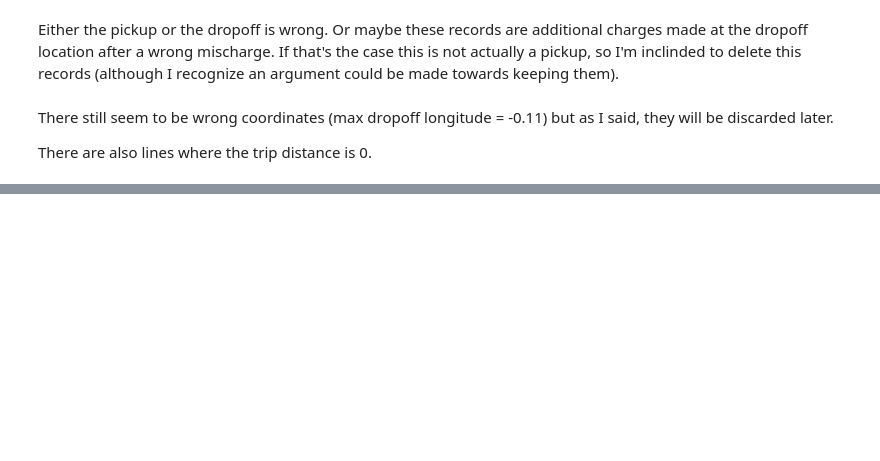
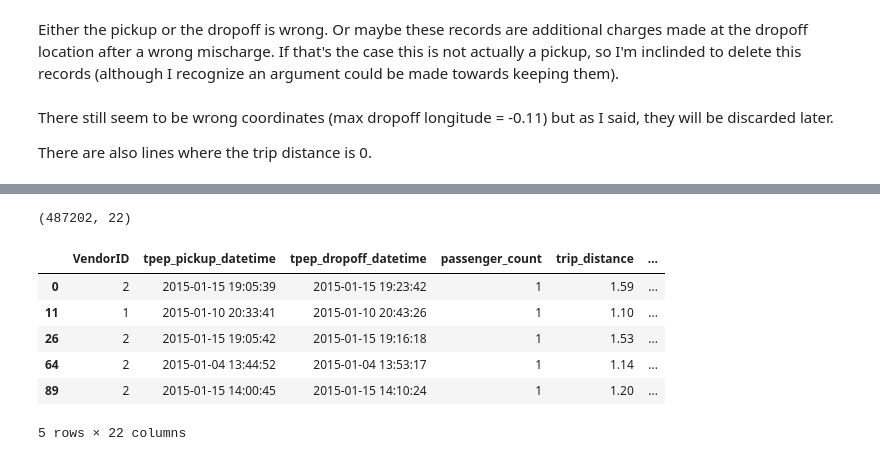
Before and after one commit to chachoab/carto_test, a Jupyter notebook: notebooks/nyc_exploration.ipynb, the cells around one changed output, grey strips where cells are left out. Drawn from its saved outputs; the diff is of its cells as text; code cells hidden in the pictures; blank space fills up the shorter version.

Commit message:
Preparing data

```diff
--- a/notebooks/nyc exploration.ipynb
+++ b/notebooks/nyc_exploration.ipynb
@@ -228,0 +224,7 @@ There is an estimate of 40M records, so I created a helper script (src/read_nyc_
+# %%
+import geopandas
+
+nyg = geopandas.GeoDataFrame(
+    ny, geometry=geopandas.points_from_xy(ny['pickup_longitude'], ny['pickup_latitude'])
+)
+nyg.head()
@@ -228,0 +238,3 @@ There is an estimate of 40M records, so I created a helper script (src/read_nyc_
+# %%
+geo = geopandas.read_file(r'..\data\raw\nyc_cbg_geoms.geojson')
+geo.head()
@@ -228,0 +248,3 @@ There is an estimate of 40M records, so I created a helper script (src/read_nyc_
+# %%
+%%time
+nyg = geopandas.sjoin(nyg, geo, how='inner', op='within')
@@ -228,0 +253,12 @@ There is an estimate of 40M records, so I created a helper script (src/read_nyc_
+# %%
+print(nyg.shape)
+nyg.head()
+# %% [output]
+(487202, 22)
+|  | VendorID | tpep_pickup_datetime | tpep_dropoff_datetime | passenger_count | trip_distance | ... |
+| 0 | 2 | 2015-01-15 19:05:39 | 2015-01-15 19:23:42 | 1 | 1.59 | ... |
+| 11 | 1 | 2015-01-10 20:33:41 | 2015-01-10 20:43:26 | 1 | 1.10 | ... |
+| 26 | 2 | 2015-01-15 19:05:42 | 2015-01-15 19:16:18 | 1 | 1.53 | ... |
+| 64 | 2 | 2015-01-04 13:44:52 | 2015-01-04 13:53:17 | 1 | 1.14 | ... |
+| 89 | 2 | 2015-01-15 14:00:45 | 2015-01-15 14:10:24 | 1 | 1.20 | ... |
+5 rows × 22 columns
```
Also changed, not shown: parts of 14 cells of this notebook, 6 other files.
